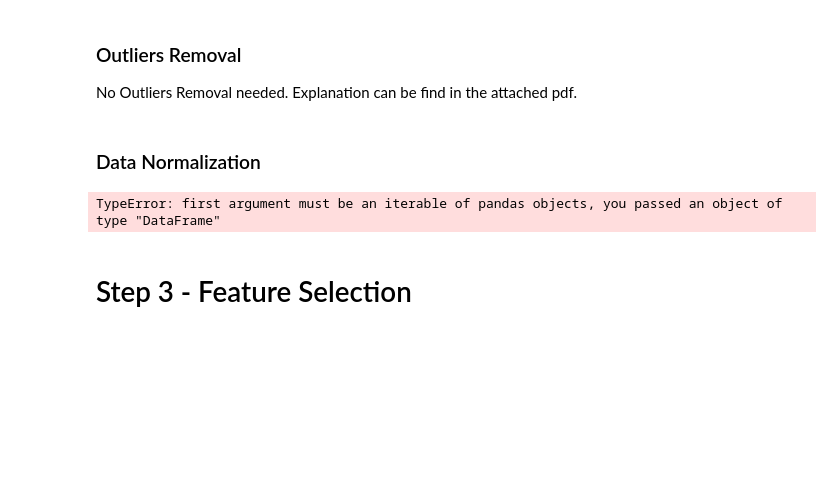
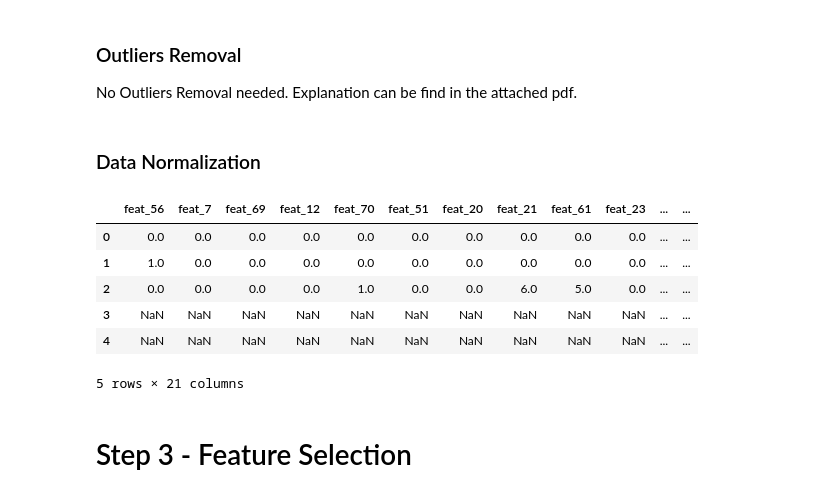
Before and after one commit to tyanay/Data-mining-project, a Jupyter notebook: Data mining project.ipynb, the cells around one changed output. Cells and saved outputs as stored; diff of their text form; code cells hidden in the pictures; blank space fills up the shorter version.

```diff
--- a/Data mining project.ipynb
+++ b/Data mining project.ipynb
@@ -193,11 +179,24 @@ No Outliers Removal needed. Explanation can be find in the attached pdf.
 # %% [markdown]
 ### Data Normalization
 # %%
-# MinMax normaliztion)
+# MinMax normaliztion
 from sklearn.preprocessing import MinMaxScaler
-df_norm = pd.concat(pd.DataFrame(MinMaxScaler().fit_transform(df[X])), df[Y])
+
+scaler = MinMaxScaler()
+df_norm = pd.DataFrame(scaler.fit_transform(df[X]))
+df_norm.columns = [col + "_norm" for col in df[X].columns]
+
+df = pd.concat([df, df_norm], axis=1)
+
+df.head(5)
 # %% [output]
+|  | feat_56 | feat_7 | feat_69 | feat_12 | feat_70 | feat_51 | feat_20 | feat_21 | feat_61 | feat_23 | ... | ... |
+| 0 | 0.0 | 0.0 | 0.0 | 0.0 | 0.0 | 0.0 | 0.0 | 0.0 | 0.0 | 0.0 | ... | ... |
+| 1 | 1.0 | 0.0 | 0.0 | 0.0 | 0.0 | 0.0 | 0.0 | 0.0 | 0.0 | 0.0 | ... | ... |
+| 2 | 0.0 | 0.0 | 0.0 | 0.0 | 1.0 | 0.0 | 0.0 | 6.0 | 5.0 | 0.0 | ... | ... |
+| 3 | NaN | NaN | NaN | NaN | NaN | NaN | NaN | NaN | NaN | NaN | ... | ... |
+| 4 | NaN | NaN | NaN | NaN | NaN | NaN | NaN | NaN | NaN | NaN | ... | ... |
-TypeError: first argument must be an iterable of pandas objects, you passed an object of type "DataFrame"
+5 rows × 21 columns
 # %% [markdown]
 # Step 3 - Feature Selection
 # %% [markdown]
```
Also changed, not shown: parts of 4 cells of this notebook, 1 other file.
